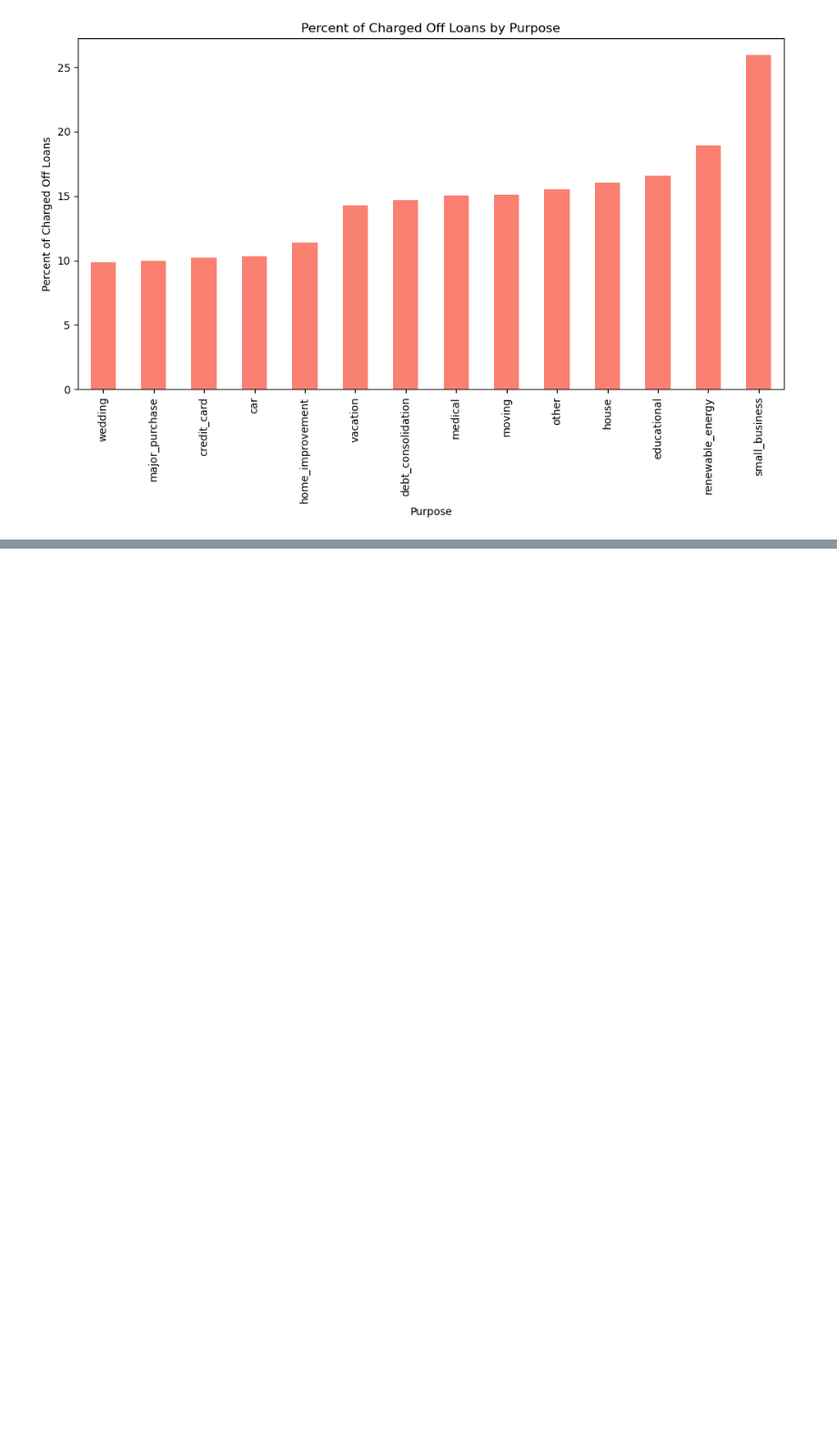
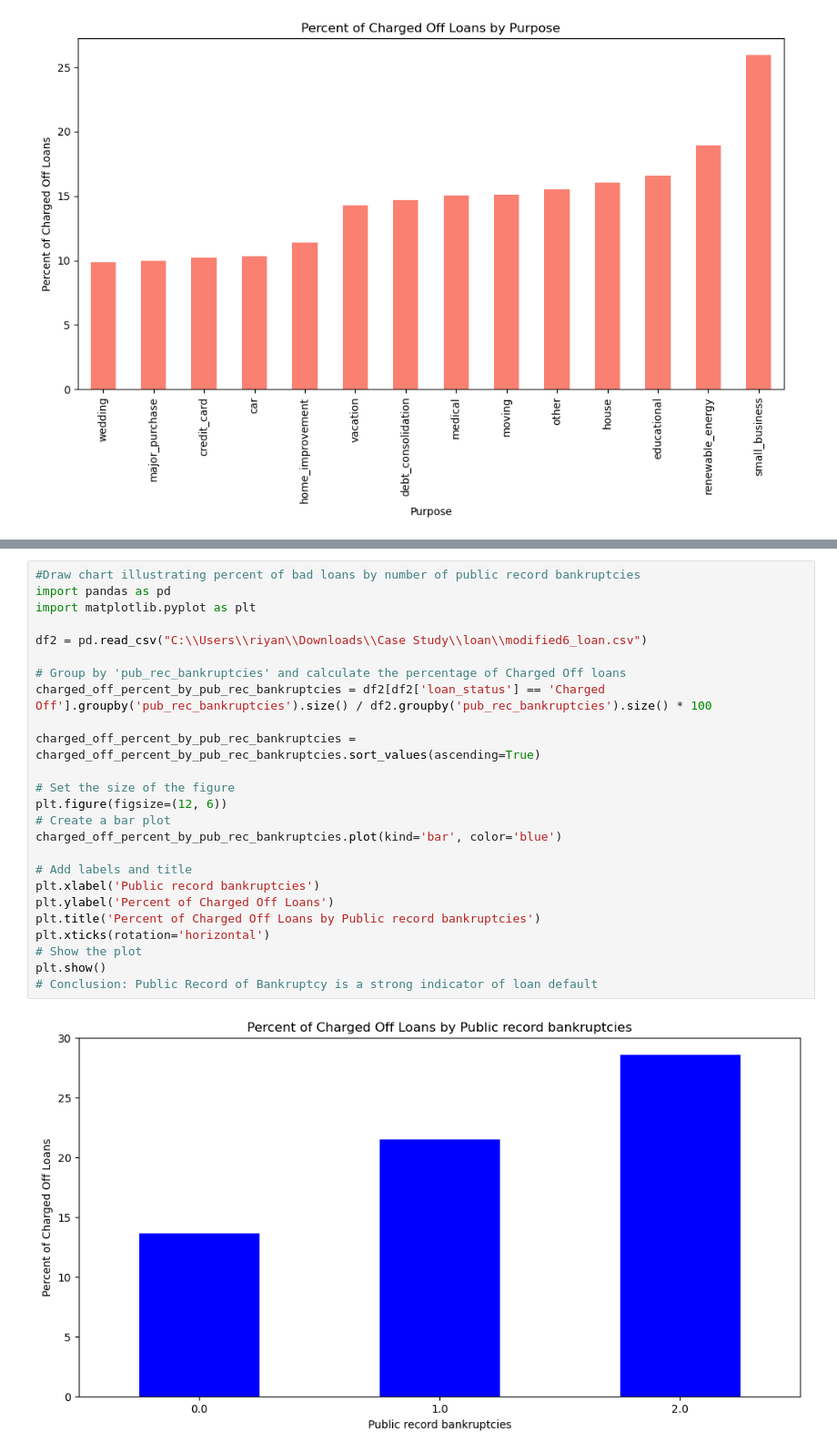
Before and after one commit to ashandish/Lending_Club_Case_Study, a Jupyter notebook: Ashish_Kumar_Sharma.ipynb, the cells around one changed output, grey strips where cells are left out. Shown at 91% size. Saved outputs shown, nothing was run; the diff lists cells and outputs as text; blank space fills up the shorter version.

Commit message:
Code for analysis of loan default against Public Record Bankruptcy added

```diff
--- a/Ashish_Kumar_Sharma.ipynb
+++ b/Ashish_Kumar_Sharma.ipynb
@@ -696,0 +697,27 @@ plt.show()
+# %%
+#Draw chart illustrating percent of bad loans by number of public record bankruptcies
+import pandas as pd
+import matplotlib.pyplot as plt
+
+df2 = pd.read_csv("C:\\Users\\riyan\\Downloads\\Case Study\\loan\\modified6_loan.csv")
+
+# Group by 'pub_rec_bankruptcies' and calculate the percentage of Charged Off loans
+charged_off_percent_by_pub_rec_bankruptcies = df2[df2['loan_status'] == 'Charged Off'].groupby('pub_rec_bankruptcies').size() / df2.groupby('pub_rec_bankruptcies').size() * 100
+
+charged_off_percent_by_pub_rec_bankruptcies = charged_off_percent_by_pub_rec_bankruptcies.sort_values(ascending=True)
+
+# Set the size of the figure
+plt.figure(figsize=(12, 6))
+# Create a bar plot
+charged_off_percent_by_pub_rec_bankruptcies.plot(kind='bar', color='blue')
+
+# Add labels and title
+plt.xlabel('Public record bankruptcies')
+plt.ylabel('Percent of Charged Off Loans')
+plt.title('Percent of Charged Off Loans by Public record bankruptcies')
+plt.xticks(rotation='horizontal')
+# Show the plot
+plt.show()
+# Conclusion: Public Record of Bankruptcy is a strong indicator of loan default
+# %% [output]
+[figure, added]
```
Also changed, not shown: parts of 4 cells of this notebook.
